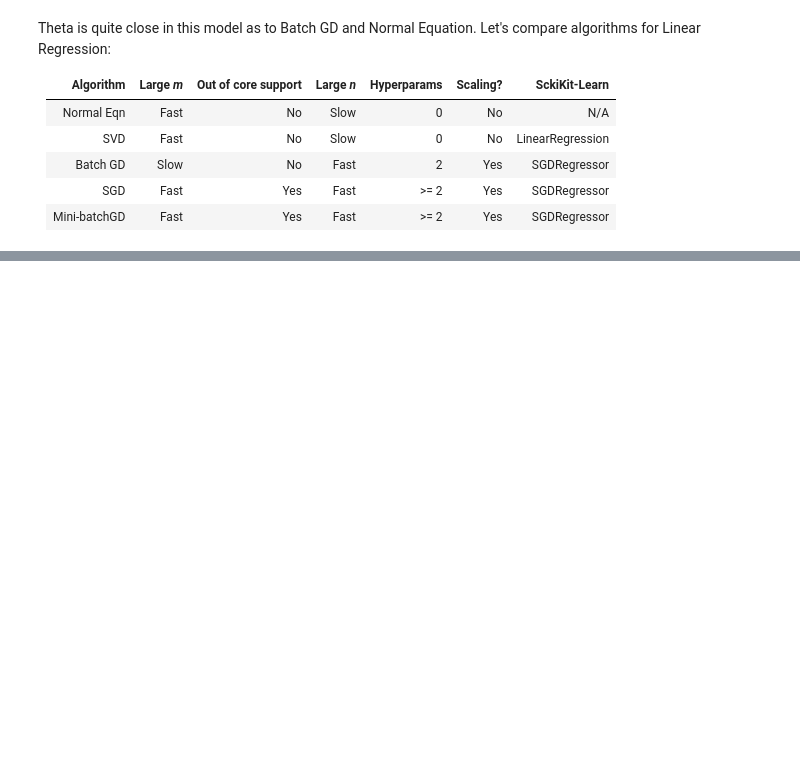
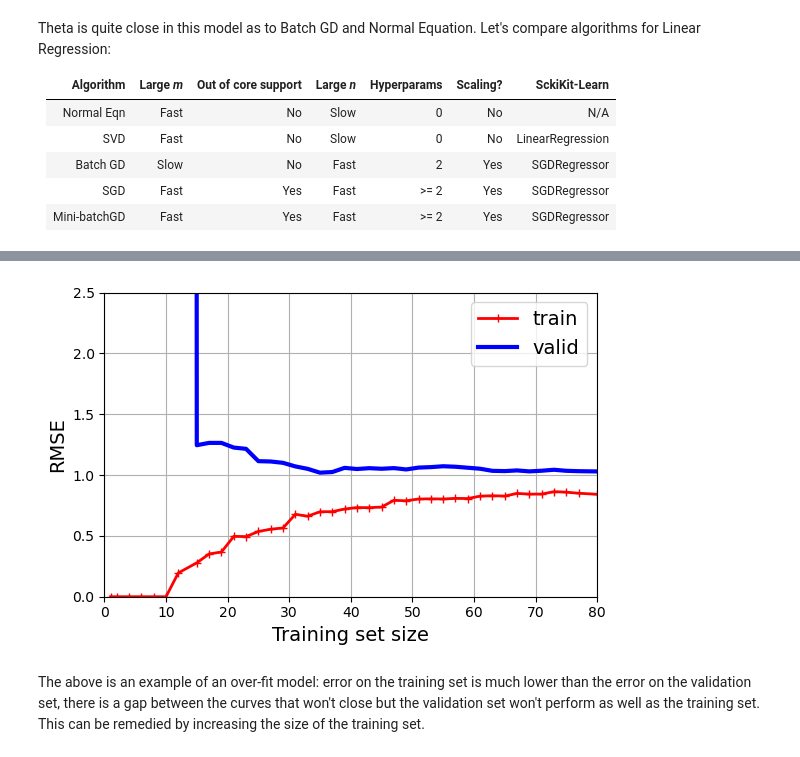
Before and after one commit to ewiggestriger/machine_learning_lessons, a Jupyter notebook: training_models_04.ipynb, the cells around one changed output, grey strips where cells are left out. Cells and saved outputs as stored; diff of their text form; code cells hidden in the pictures; blank space fills up the shorter version.

```diff
--- a/training_models_04.ipynb
+++ b/training_models_04.ipynb
@@ -287,0 +378,28 @@ Let's compare algorithms for Linear Regression:
+# %%
+from sklearn.pipeline import make_pipeline
+
+polynomial_regression = make_pipeline(PolynomialFeatures(degree=10, include_bias=False),
+                                      LinearRegression())
+
+train_sizes, train_scores, valid_scores = learning_curve(polynomial_regression, X, y,
+                                                         train_sizes=np.linspace(0.01, 1.0, 40), cv=5,
+                                                         scoring="neg_root_mean_squared_error")
+# %%
+train_errors = -train_scores.mean(axis=1)
+valid_errors = -valid_scores.mean(axis=1)
+
+plt.figure(figsize=(6, 4))
+plt.plot(train_sizes, train_errors, "r-+", linewidth=2, label="train")
+plt.plot(train_sizes, valid_errors, "b-", linewidth=3, label="valid")
+plt.legend(loc="upper right")
+plt.xlabel("Training set size")
+plt.ylabel("RMSE")
+plt.grid()
+plt.axis([0, 80, 0, 2.5])
+save_fig("learning_curves_plot")
+
+plt.show()
+# %% [output]
+[figure, added]
+# %% [markdown]
+The above is an example of an over-fit model: error on the training set is much lower than the error on the validation set, there is a gap between the curves that won't close but the validation set won't perform as well as the training set. This can be remedied by increasing the size of the training set.
```
Also changed, not shown: parts of 54 cells of this notebook, 12 other files.
